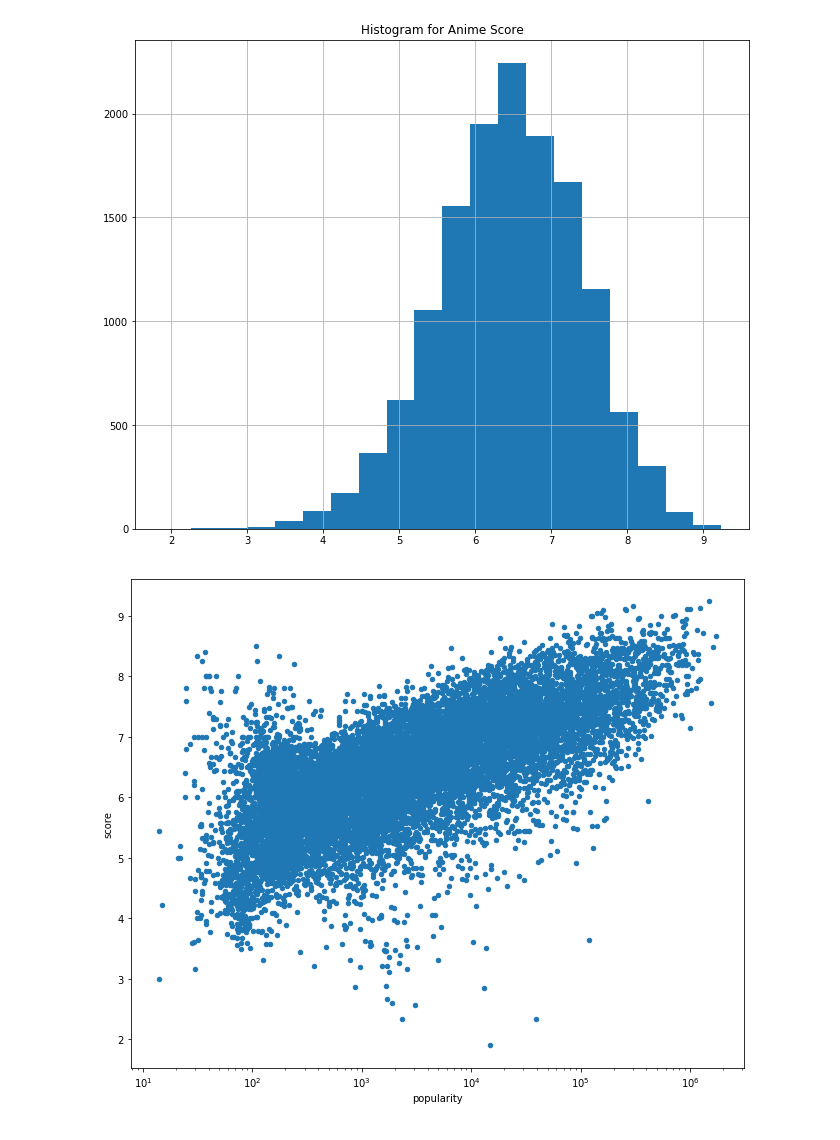
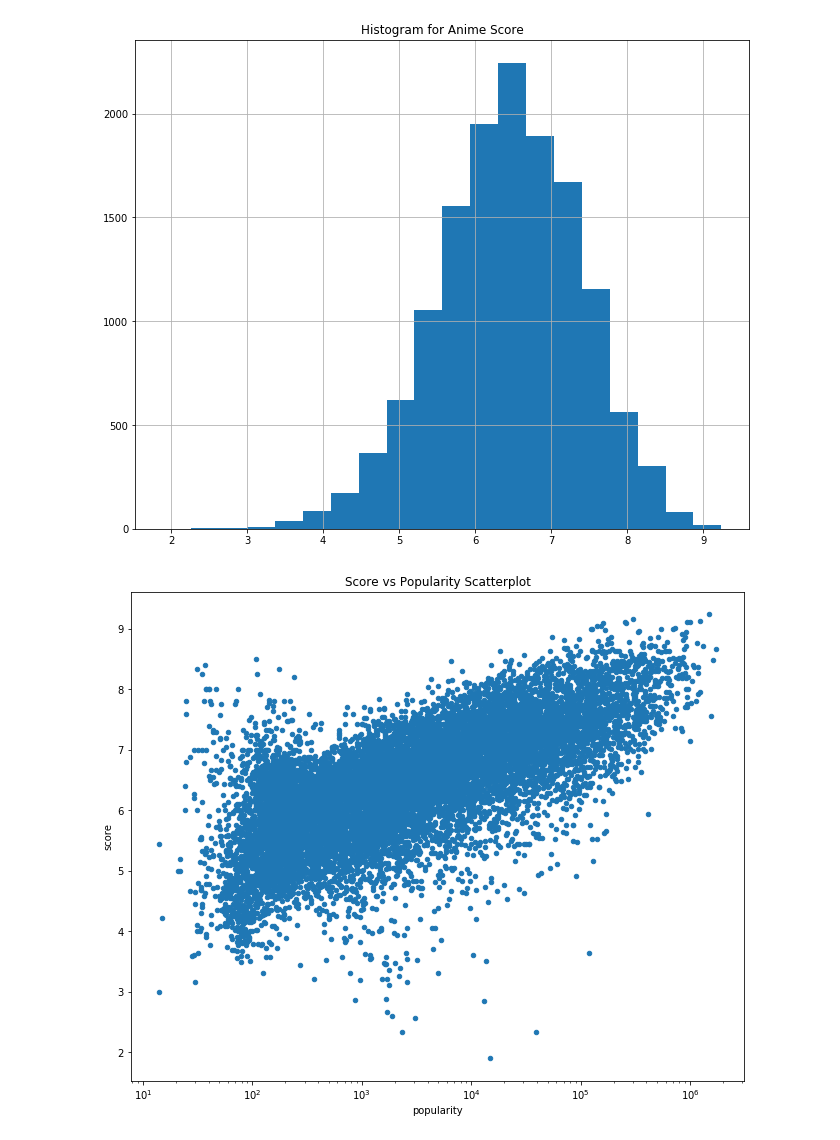
Before and after one commit to gznyyb/web-scraping-project, a Jupyter notebook: web_scraping_anime_list.ipynb, the cells around one changed output. Drawn from its saved outputs; the diff is of its cells as text; code cells hidden in the pictures.

Commit message:
visualization added

```diff
--- a/web_scraping_anime_list.ipynb
+++ b/web_scraping_anime_list.ipynb
@@ -101,5 +5,6 @@ anime_dataset.to_csv('../anime_dataset.csv')
 # %%
 anime_dataset = pd.read_csv('../anime_dataset.csv')
+anime_dataset.replace(-500, np.nan, inplace=True)
 # %%
 anime_dataset.head()
 # %% [output]
@@ -116,7 +21,8 @@ plt.show()
 # %% [output]
 [figure]
 # %%
-axis = anime_dataset.plot.scatter('popularity', 'score', figsize=(11,9), logx=True)
+ax = anime_dataset.plot.scatter('popularity', 'score', figsize=(11,9), logx=True)
+ax.set_title('Score vs Popularity Scatterplot')
 plt.show()
 # %% [output]
-[figure, old version]
+[figure, new version]
```
Also changed, not shown: parts of 15 cells of this notebook, 1 other file.
